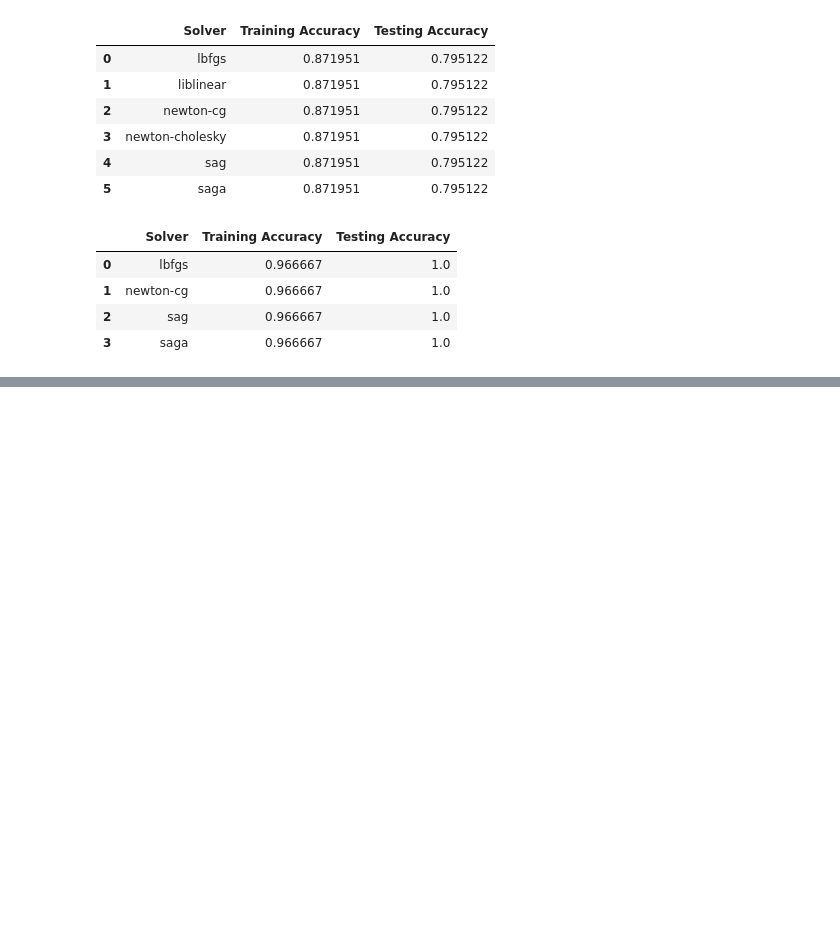
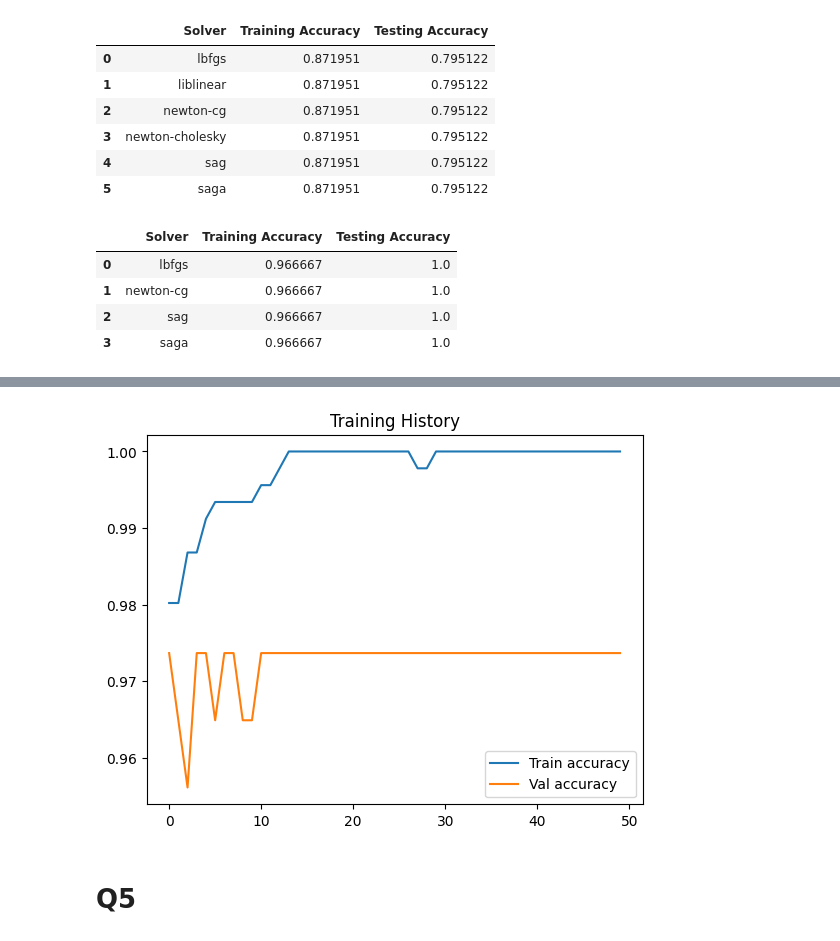
Before and after one commit to syedukkashah/ML-Fall-25, a Jupyter notebook: Lab/09/09.ipynb, the cells around one changed output, grey strips where cells are left out. Drawn from its saved outputs; the diff is of its cells as text; code cells hidden in the pictures; blank space fills up the shorter version.

```diff
--- a/Lab/09/09.ipynb
+++ b/Lab/09/09.ipynb
@@ -352,0 +542,2 @@ results
+# %%
+df = pd.DataFrame(data = breast.data, columns = breast.feature_names)
@@ -352,0 +560,2 @@ results
+# %%
+df['target'] = breast.target
@@ -352,0 +585,19 @@ results
+# %%
+model = Sequential([
+    Dense(units = 128, input_dim = breast.data.shape[1], activation = 'relu'),
+    Dense(units = 64, activation = 'tanh'),
+    Dense(units = 32, activation = 'relu'),
+    Dense(units = 1, activation = 'sigmoid')
+])
+
+model.compile(loss = 'binary_crossentropy', optimizer = 'adam', metrics = ['accuracy', 'precision', 'recall'])
+# %%
+x = df.drop(columns = ['target'], axis = 1)
+y = df['target']
+x_train, x_test, y_train, y_test = train_test_split(x, y, test_size = 0.2, random_state = 42)
+from sklearn.preprocessing import StandardScaler
+from keras.utils import to_categorical
+ss = StandardScaler()
+x_train_scaled = ss.fit_transform(x_train)
+x_test_scaled = ss.transform(x_test)
+history = model.fit(x = x_train_scaled, y = y_train, epochs = 50, batch_size=30, validation_data=(x_test_scaled, y_test))
@@ -352,0 +622,10 @@ results
+# %%
+plt.title('Training History')
+plt.plot(history.history['accuracy'], label='Train accuracy')
+plt.plot(history.history['val_accuracy'], label='Val accuracy')
+plt.legend()
+plt.show()
+# %% [output]
+[figure, added]
+# %% [markdown]
+# Q5
```
Also changed, not shown: parts of 47 cells of this notebook, 5 other files.
